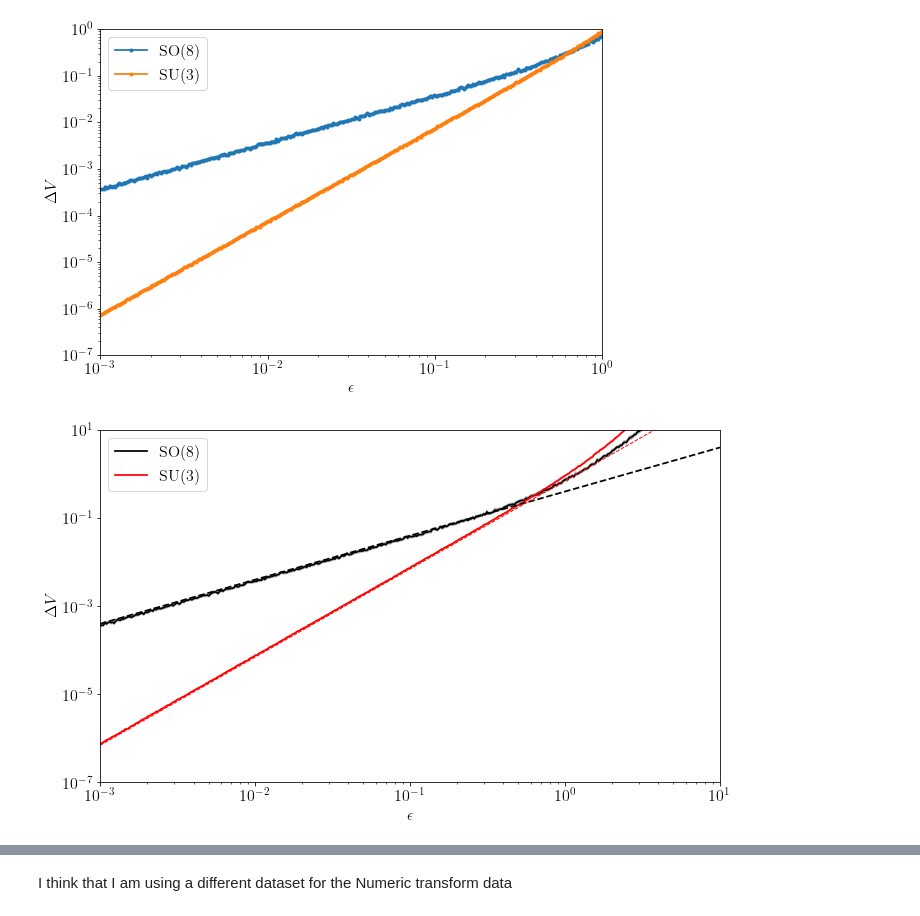
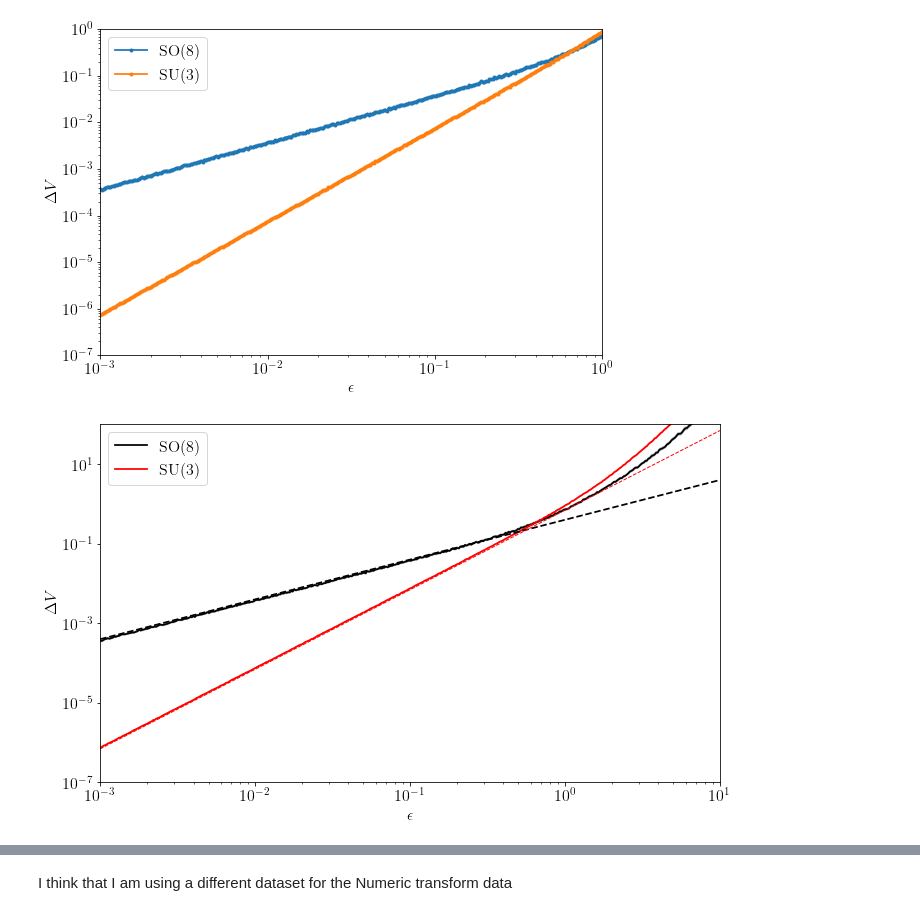
Before and after one commit to seancraven/Level-4-Masters-Project, a Jupyter notebook: Symmetry_Detection/ideal_symmetry.ipynb, the cells around one changed output, grey strips where cells are left out. Cells and saved outputs as stored; diff of their text form; code cells hidden in the pictures.

```diff
--- a/Symmetry_Detection/ideal_symmetry.ipynb
+++ b/Symmetry_Detection/ideal_symmetry.ipynb
@@ -119,7 +119,7 @@ def apply_trans(trans,vec):
 epsmax = 100
 epsmin = 0.001
 eps_intervals=500
-number_predictions=500000
+number_predictions=1000000
 
 
 pi=np.random.rand(number_predictions,N*N-1)
@@ -209,35 +209,35 @@ su_intercept = 10**stats.linregress(np.log10(eps_vals),np.log10(abs(mean_SU)))[0
 fig,ax = plt.subplots(1,figsize=(10,6))
 
 
 data = pd.DataFrame({'epsilon':eps,'SOdiff':np.abs(SO_Vdiff),'SUdiff':np.abs(SU_Vdiff)})
 data
 sb.lineplot(data=data,x='epsilon',y='SOdiff',label='SO({:})'.format(N*N-1),ci=99,color = 'black' )
 sb.lineplot(data=data,x='epsilon',y='SUdiff',label='SU({:})'.format(N),ci=99, color = 'Red')
 
 
 
 x = np.logspace(-3,1,100)
 y1 = np.exp(x)-(1+x)
 y = 1/(1-x)-(1)
 #ax.plot(x,y,color="green")
 ax.plot(x,x*0.4,color="Black",linestyle='--')
 ax.grid(False)
 #ax.plot(x,y1,color="orange")
 ax.plot(x,(x**2)*0.7,color="Red",linestyle='--',linewidth = 1)
 
 
 ax.set_xlabel(r'$\epsilon$')
 ax.set_ylabel(r'$\Delta V$')
 ax.set_xscale('log')
 ax.set_yscale('log')
 ax.grid(False)
 ax.legend()
-ax.set_ylim(1e-7,10)
+ax.set_ylim(1e-7,100)
 ax.set_xlim(1e-3,10)
 fig.tight_layout()
 fig.savefig('DeltaV_no_noise.png',dpi=300,transparent=False)
 # %% [output]
-[figure, old version]
+[figure, new version]
 # %%
 data.to_csv('./Data/symetric_training_data_epsilon_and_vdiff.csv')
 # %%
```
Also changed, not shown: parts of 21 cells of this notebook, 10 other files.
